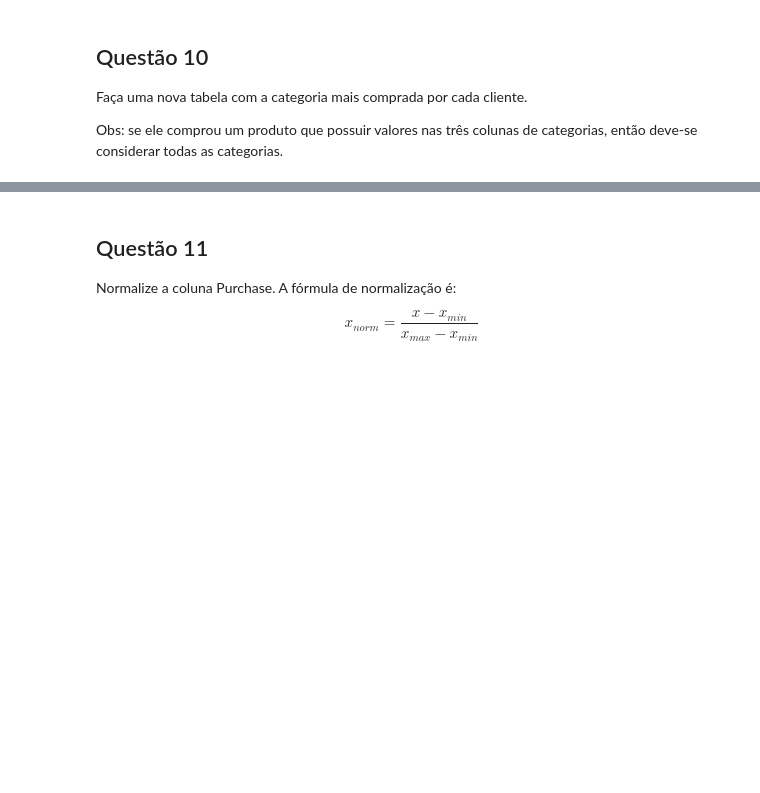
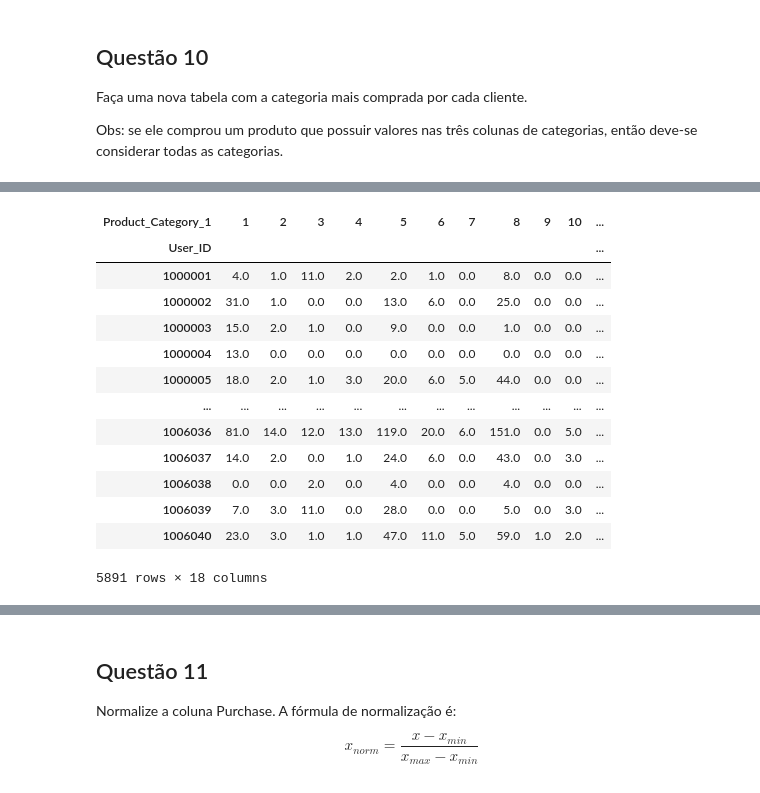
Before and after one commit to saulzera/Projeto_Pandas, a Jupyter notebook: Projeto.ipynb, the cells around one changed output, grey strips where cells are left out. Saved outputs shown, nothing was run; the diff lists cells and outputs as text; code cells hidden in the pictures; blank space fills up the shorter version.

```diff
--- a/Projeto.ipynb
+++ b/Projeto.ipynb
@@ -146,0 +122,3 @@ pd.pivot_table(df2, values=['Product_Category_1', 'Product_Category_2', 'Product
+# %%
+df['id_unico'] = range(1, 537578)
+df
@@ -146,0 +139,19 @@ pd.pivot_table(df2, values=['Product_Category_1', 'Product_Category_2', 'Product
+# %%
+r1 = pd.pivot_table(df, index=['User_ID'], columns = 'Product_Category_1', values = 'id_unico', aggfunc = 'count')
+r1 = r1.fillna(0)
+r1
+# %% [output]
+| Product_Category_1 | 1 | 2 | 3 | 4 | 5 | 6 | 7 | 8 | 9 | 10 | ... |
+| User_ID |  |  |  |  |  |  |  |  |  |  | ... |
+| 1000001 | 4.0 | 1.0 | 11.0 | 2.0 | 2.0 | 1.0 | 0.0 | 8.0 | 0.0 | 0.0 | ... |
+| 1000002 | 31.0 | 1.0 | 0.0 | 0.0 | 13.0 | 6.0 | 0.0 | 25.0 | 0.0 | 0.0 | ... |
+| 1000003 | 15.0 | 2.0 | 1.0 | 0.0 | 9.0 | 0.0 | 0.0 | 1.0 | 0.0 | 0.0 | ... |
+| 1000004 | 13.0 | 0.0 | 0.0 | 0.0 | 0.0 | 0.0 | 0.0 | 0.0 | 0.0 | 0.0 | ... |
+| 1000005 | 18.0 | 2.0 | 1.0 | 3.0 | 20.0 | 6.0 | 5.0 | 44.0 | 0.0 | 0.0 | ... |
+| ... | ... | ... | ... | ... | ... | ... | ... | ... | ... | ... | ... |
+| 1006036 | 81.0 | 14.0 | 12.0 | 13.0 | 119.0 | 20.0 | 6.0 | 151.0 | 0.0 | 5.0 | ... |
+| 1006037 | 14.0 | 2.0 | 0.0 | 1.0 | 24.0 | 6.0 | 0.0 | 43.0 | 0.0 | 3.0 | ... |
+| 1006038 | 0.0 | 0.0 | 2.0 | 0.0 | 4.0 | 0.0 | 0.0 | 4.0 | 0.0 | 0.0 | ... |
+| 1006039 | 7.0 | 3.0 | 11.0 | 0.0 | 28.0 | 0.0 | 0.0 | 5.0 | 0.0 | 3.0 | ... |
+| 1006040 | 23.0 | 3.0 | 1.0 | 1.0 | 47.0 | 11.0 | 5.0 | 59.0 | 1.0 | 2.0 | ... |
+5891 rows × 18 columns
```
Also changed, not shown: parts of 46 cells of this notebook.
